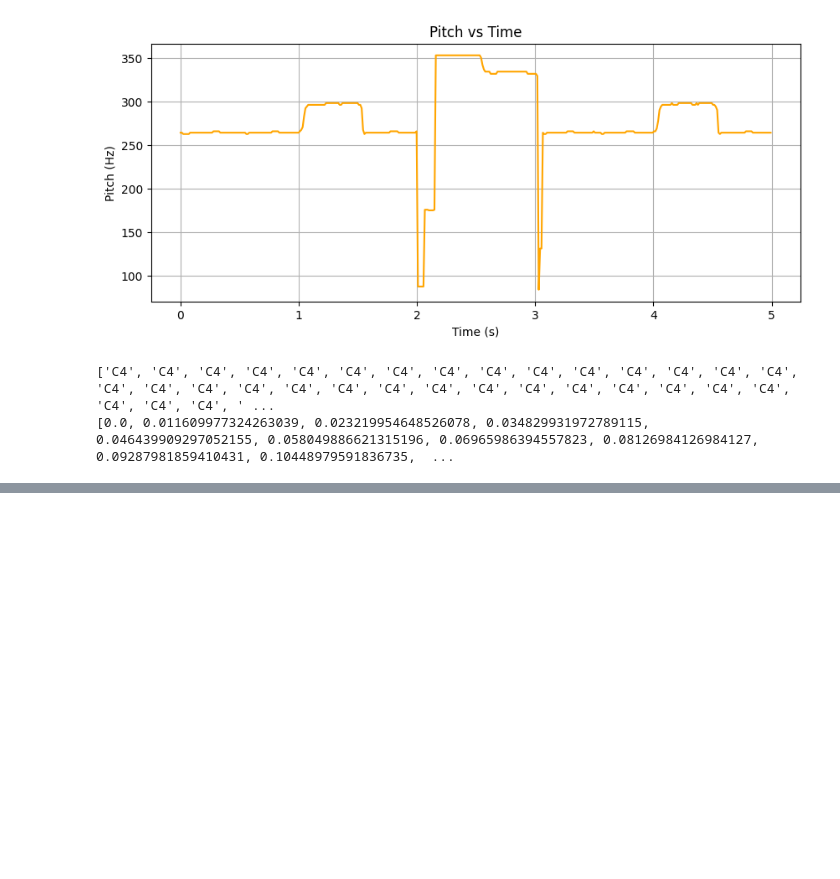
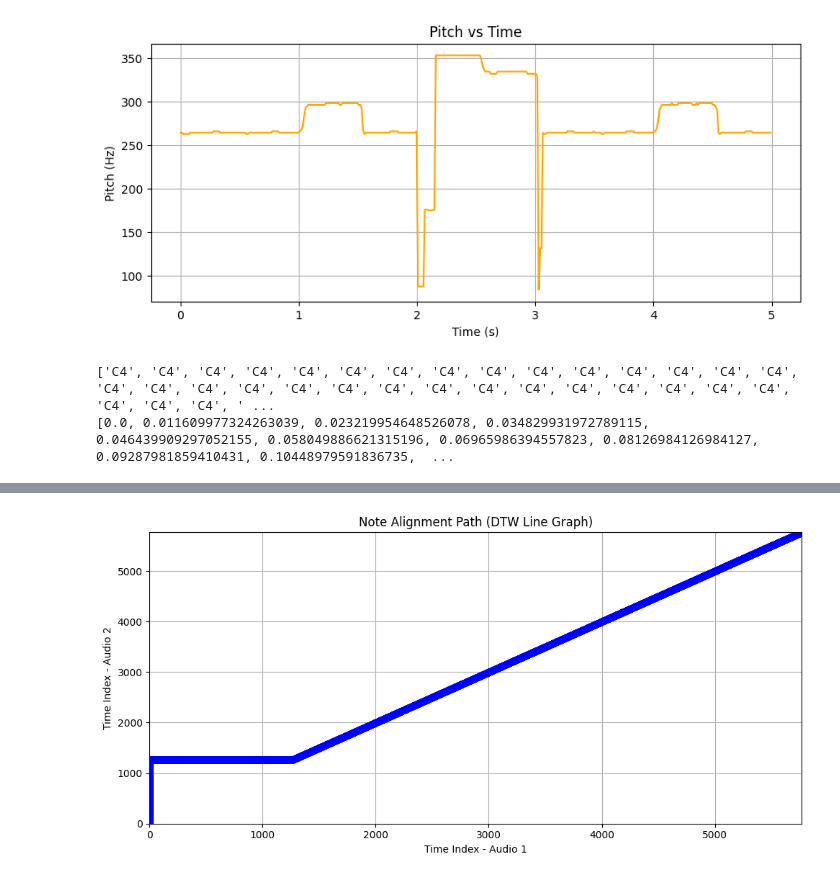
Before and after one commit to Armaan100/Melody-Plagarism-Detector, a Jupyter notebook: main.ipynb, the cells around one changed output, grey strips where cells are left out. Saved outputs shown, nothing was run; the diff lists cells and outputs as text; code cells hidden in the pictures; blank space fills up the shorter version.

Commit message:
added the custom dtw and some melodies

```diff
--- a/main.ipynb
+++ b/main.ipynb
@@ -161,3 +165,87 @@ print(times)
 # %% [output]
 ['C4', 'C4', 'C4', 'C4', 'C4', 'C4', 'C4', 'C4', 'C4', 'C4', 'C4', 'C4', 'C4', 'C4', 'C4', 'C4', 'C4', 'C4', 'C4', 'C4', 'C4', 'C4', 'C4', 'C4', 'C4', 'C4', 'C4', 'C4', 'C4', 'C4', 'C4', 'C4', 'C4', ' ...
 [0.0, 0.011609977324263039, 0.023219954648526078, 0.034829931972789115, 0.046439909297052155, 0.058049886621315196, 0.06965986394557823, 0.08126984126984127, 0.09287981859410431, 0.10448979591836735,  ...
+# %%
+
+def note_to_vector(note):
+    vec = np.zeros(12)
+    if note == "X":
+        return vec
+    pitch_class = ''.join([c for c in note if c.isalpha() or c == '#'])
+    if pitch_class in note_names:
+        idx = note_names.index(pitch_class)
+        vec[idx] = 1
+    return vec
+# %%
+# Shukla Ji's Part
+def custom_dtw(cost_matrix):
+    n, m = cost_matrix.shape
+    D = np.full((n+1, m+1), np.inf)
+    D[0, 0] = 0
+
+    for i in range(1, n+1):
+        for j in range(1, m+1):
+            cost = cost_matrix[i-1, j-1]
+            D[i, j] = cost + min(D[i-1, j],    # insertion
+                                 D[i, j-1],    # deletion
+                                 D[i-1, j-1])  # match
+
+    # Backtrack to find the warping path
+    i, j = n, m
+    path = []
+    while i > 0 and j > 0:
+        path.append((i-1, j-1))
+        steps = [D[i-1, j-1], D[i-1, j], D[i, j-1]]
+        min_step = np.argmin(steps)
+        if min_step == 0:
+            i, j = i-1, j-1
+        elif min_step == 1:
+            i -= 1
+        else:
+            j -= 1
+    path.reverse()
+    return D[1:, 1:], path
+
+
+def compare_audio_files(path1, path2):
+    sr1, data1 = wavfile.read(path1)
+    sr2, data2 = wavfile.read(path2)
+
+    mono1 = data1.mean(axis=1) if data1.ndim > 1 else data1
+    mono2 = data2.mean(axis=1) if data2.ndim > 1 else data2
+
+    times1, pitches1 = pitch_detection(mono1, sr1)
+    times2, pitches2 = pitch_detection(mono2, sr2)
+
+    notes1 = [pitch_to_notes(p) for p in pitches1]
+    notes2 = [pitch_to_notes(p) for p in pitches2]
+
+    vecs1 = np.array([note_to_vector(n) for n in notes1])
+    vecs2 = np.array([note_to_vector(n) for n in notes2])
+
+    cost_matrix = cdist(vecs1, vecs2, metric='cosine')
+    D, wp = custom_dtw(cost_matrix)
+
+    sim_score = 1 - D[-1, -1] / len(wp)
+    print(f"\n Comparing: {os.path.basename(path1)} vs {os.path.basename(path2)}")
+    print(f" Similarity Score: {sim_score:.3f}")
+    plot_alignment_line_graph(len(notes1), len(notes2), wp)
+    return sim_score
+
+def plot_alignment_line_graph(len1, len2, wp):
+    x = [i for i, _ in wp]
+    y = [j for _, j in wp]
+    plt.figure(figsize=(10, 5))
+    plt.plot(x, y, marker='o', linestyle='-', color='blue')
+    plt.title("Note Alignment Path (DTW Line Graph)")
+    plt.xlabel("Time Index - Audio 1")
+    plt.ylabel("Time Index - Audio 2")
+    plt.grid(True)
+    plt.xlim(0, len1)
+    plt.ylim(0, len2)
+    plt.tight_layout()
+    plt.show()
+path1 = "./audio1.wav"
+path2 = "./audio2.wav"
+compare_audio_files(path1,path2)
+# %% [output]
@@ -163,0 +256 @@ print(times)
+[figure, added]
```
Also changed, not shown: parts of 3 cells of this notebook, 6 other files.
